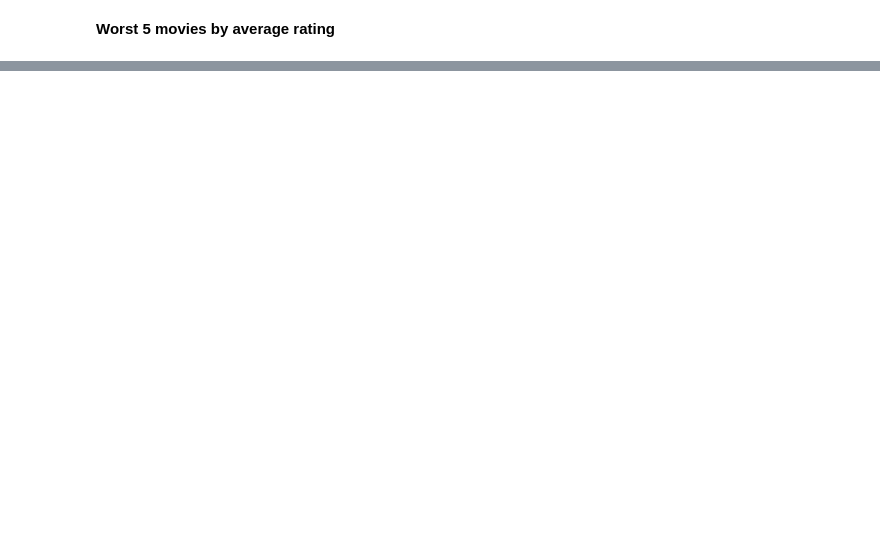
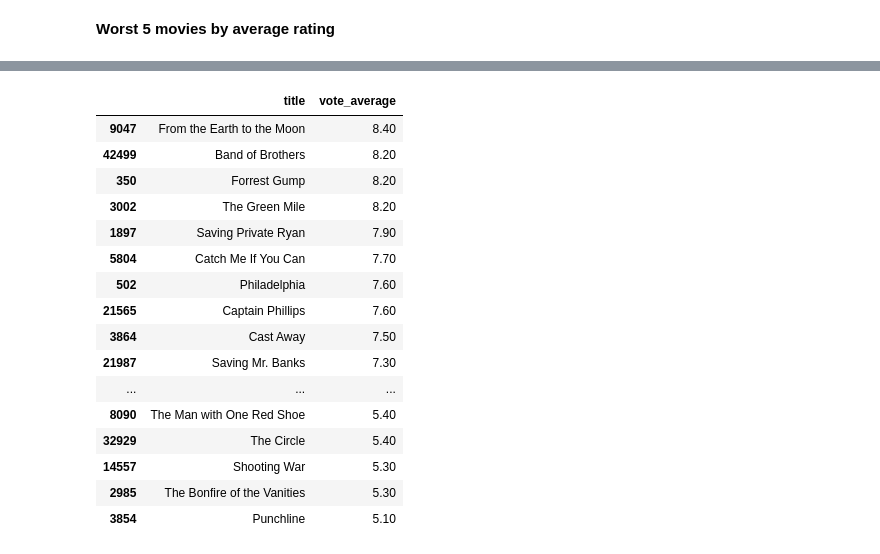
Before and after one commit to RochaErik/DS-MoviesProject, a Jupyter notebook: DS-MoviesProject.ipynb, the cells around one changed output, grey strips where cells are left out. Cells and saved outputs as stored; diff of their text form; code cells hidden in the pictures; blank space fills up the shorter version.

Commit message:
Search method for Tom Hanks action or drama movie

```diff
--- a/DS-MoviesProject.ipynb
+++ b/DS-MoviesProject.ipynb
@@ -363,0 +372,3 @@ best_worst(5, 'Average Rating', ascending=True, min_votes=20)
+# %%
+mask_genres = df.genres.str.contains('Drama') | df.genres.str.contains('Action')
+mask_genres
@@ -363,0 +392,3 @@ best_worst(5, 'Average Rating', ascending=True, min_votes=20)
+# %%
+mask_actor = df.cast.str.contains('Tom Hanks')
+mask_actor
@@ -363,0 +408,20 @@ best_worst(5, 'Average Rating', ascending=True, min_votes=20)
+# %%
+df.loc[mask_genres & mask_actor, ['title', 'vote_average']].sort_values(by='vote_average', ascending=False)
+# %% [output]
+|  | title | vote_average |
+| 9047 | From the Earth to the Moon | 8.40 |
+| 42499 | Band of Brothers | 8.20 |
+| 350 | Forrest Gump | 8.20 |
+| 3002 | The Green Mile | 8.20 |
+| 1897 | Saving Private Ryan | 7.90 |
+| 5804 | Catch Me If You Can | 7.70 |
+| 502 | Philadelphia | 7.60 |
+| 21565 | Captain Phillips | 7.60 |
+| 3864 | Cast Away | 7.50 |
+| 21987 | Saving Mr. Banks | 7.30 |
+| ... | ... | ... |
+| 8090 | The Man with One Red Shoe | 5.40 |
+| 32929 | The Circle | 5.40 |
+| 14557 | Shooting War | 5.30 |
+| 2985 | The Bonfire of the Vanities | 5.30 |
+| 3854 | Punchline | 5.10 |
```
Also changed, not shown: parts of 8 cells of this notebook.
